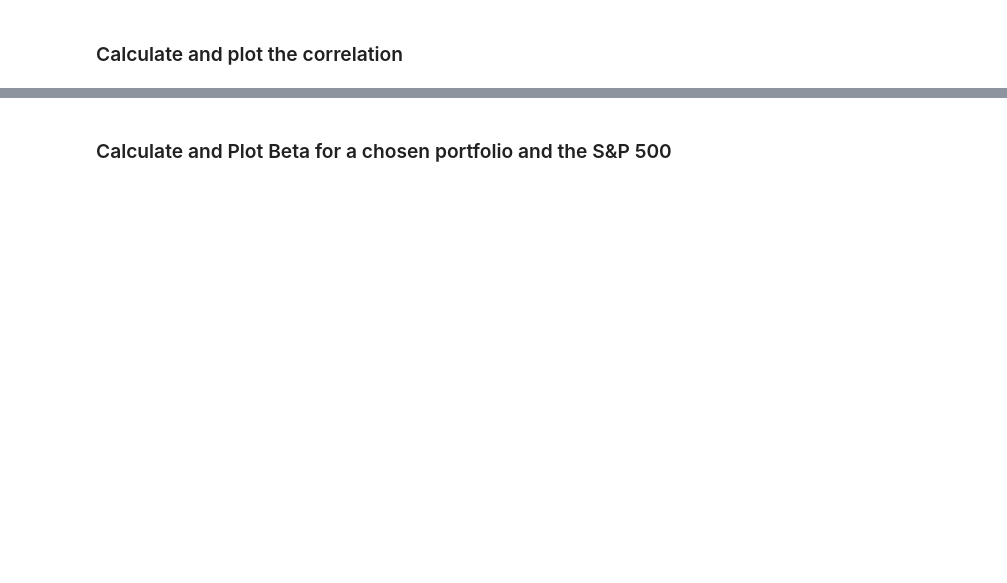
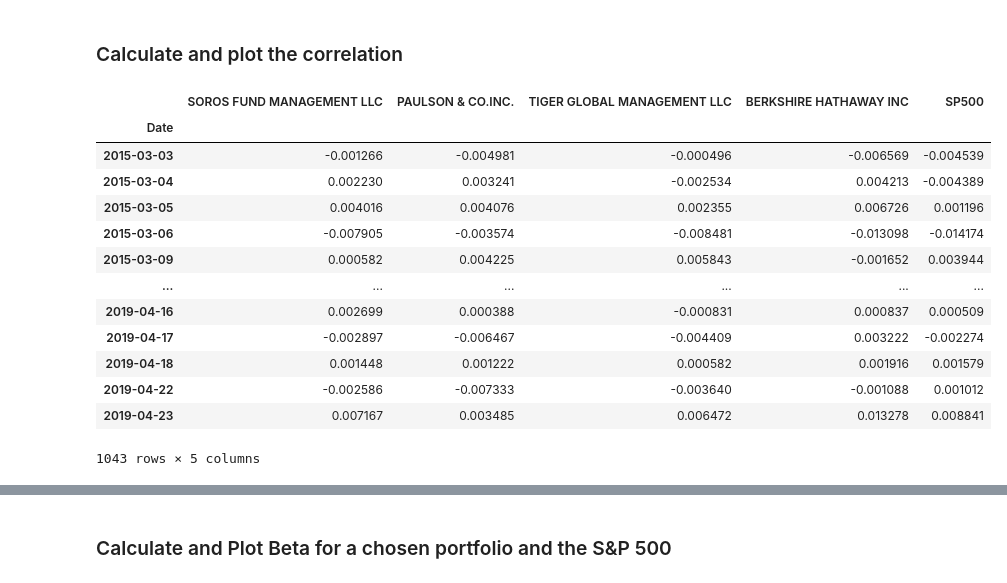
Before and after one commit to apakuki/FinTech-Bootcamp, a Jupyter notebook: FinTechBC-Homework-Unit4/Starter_Code/whale_analysis.ipynb, the cells around one changed output, grey strips where cells are left out. Saved outputs shown, nothing was run; the diff lists cells and outputs as text; code cells hidden in the pictures; blank space fills up the shorter version.

```diff
--- a/FinTechBC-Homework-Unit4/Starter_Code/whale_analysis.ipynb
+++ b/FinTechBC-Homework-Unit4/Starter_Code/whale_analysis.ipynb
@@ -177,0 +179,23 @@ sp500_dailyreturn_std21_df.plot()
+# %%
+# Calculate the correlation
+# combined_df = pd.concat([msft_df, sp500_df], axis="columns", join="inner")
+# combined_df
+
+whalesp_combined_df = pd.concat([whale_returns_df, sp500_dailyreturn_df], axis="columns", join="inner")
+whalesp_combined_df
+# Display de correlation matrix
+# %% [output]
+|  | SOROS FUND MANAGEMENT LLC | PAULSON & CO.INC. | TIGER GLOBAL MANAGEMENT LLC | BERKSHIRE HATHAWAY INC | SP500 |
+| Date |  |  |  |  |  |
+| 2015-03-03 | -0.001266 | -0.004981 | -0.000496 | -0.006569 | -0.004539 |
+| 2015-03-04 | 0.002230 | 0.003241 | -0.002534 | 0.004213 | -0.004389 |
+| 2015-03-05 | 0.004016 | 0.004076 | 0.002355 | 0.006726 | 0.001196 |
+| 2015-03-06 | -0.007905 | -0.003574 | -0.008481 | -0.013098 | -0.014174 |
+| 2015-03-09 | 0.000582 | 0.004225 | 0.005843 | -0.001652 | 0.003944 |
+| ... | ... | ... | ... | ... | ... |
+| 2019-04-16 | 0.002699 | 0.000388 | -0.000831 | 0.000837 | 0.000509 |
+| 2019-04-17 | -0.002897 | -0.006467 | -0.004409 | 0.003222 | -0.002274 |
+| 2019-04-18 | 0.001448 | 0.001222 | 0.000582 | 0.001916 | 0.001579 |
+| 2019-04-22 | -0.002586 | -0.007333 | -0.003640 | -0.001088 | 0.001012 |
+| 2019-04-23 | 0.007167 | 0.003485 | 0.006472 | 0.013278 | 0.008841 |
+1043 rows × 5 columns
```
Also changed, not shown: parts of 12 cells of this notebook.
